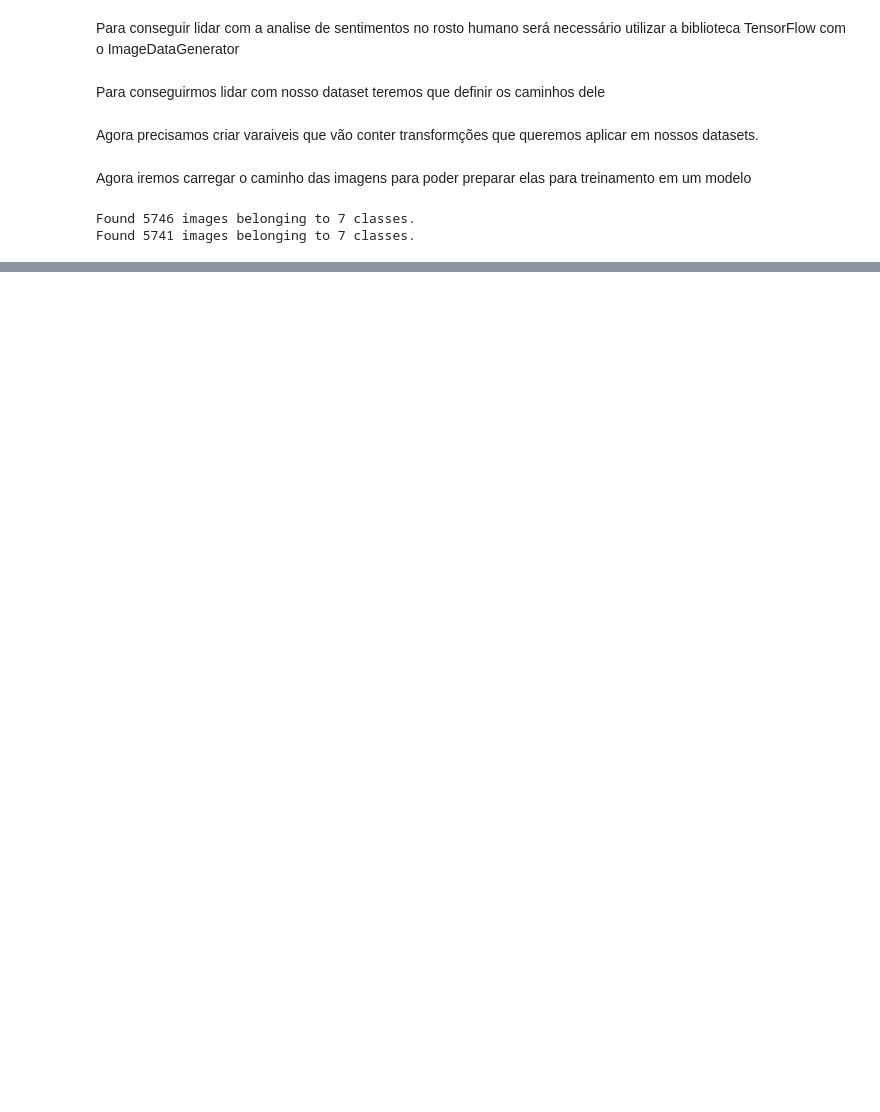
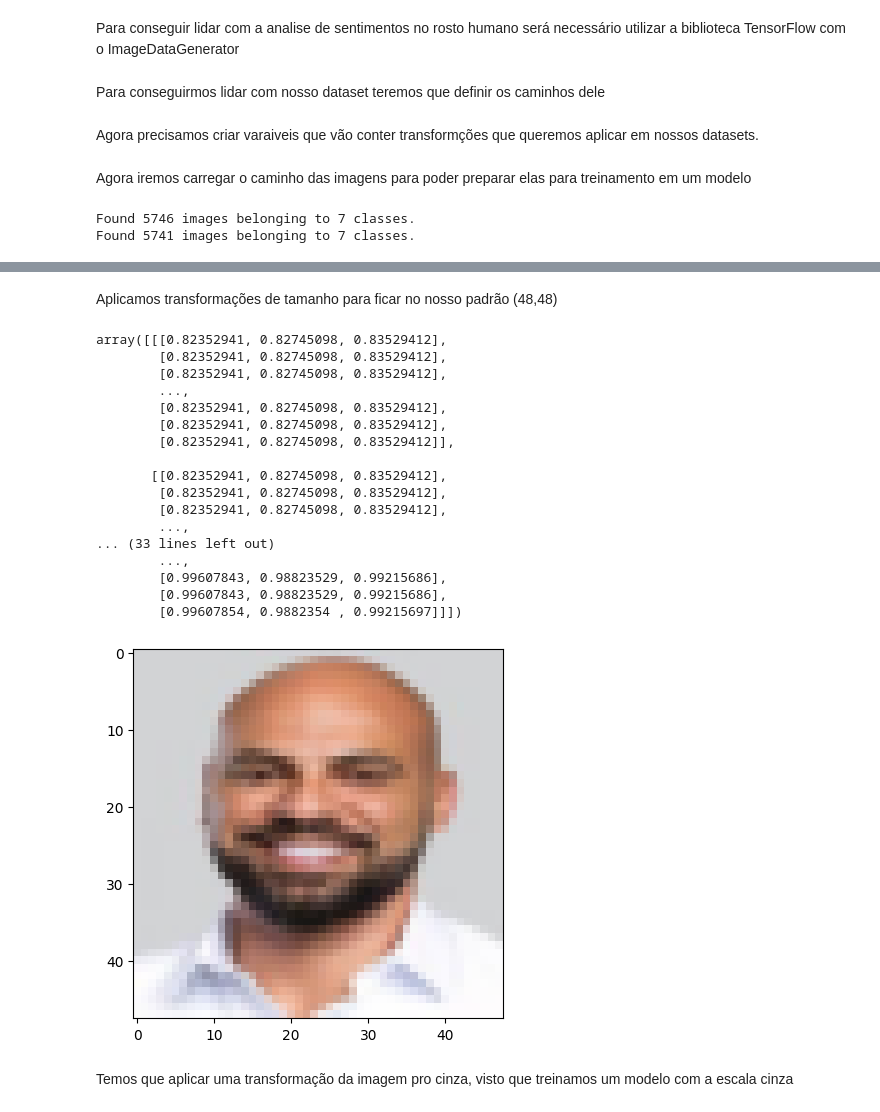
Before and after one commit to gabrielmaiaaa/PhobiaScan, a Jupyter notebook: notebook/CNN_Image.ipynb, the cells around one changed output, grey strips where cells are left out. Cells and saved outputs as stored; diff of their text form; code cells hidden in the pictures; blank space fills up the shorter version.

```diff
--- a/notebook/CNN_Image.ipynb
+++ b/notebook/CNN_Image.ipynb
@@ -62,0 +298,29 @@ model = Sequential()
+# %% [markdown]
+Aplicamos transformações de tamanho para ficar no nosso padrão (48,48)
+# %%
+from skimage.transform import resize
+my_image_resized = resize(my_image, (48,48,3))
+
+img = plt.imshow(my_image_resized)
+my_image_resized
+# %% [output]
+array([[[0.82352941, 0.82745098, 0.83529412],
+        [0.82352941, 0.82745098, 0.83529412],
+        [0.82352941, 0.82745098, 0.83529412],
+        ...,
+        [0.82352941, 0.82745098, 0.83529412],
+        [0.82352941, 0.82745098, 0.83529412],
+        [0.82352941, 0.82745098, 0.83529412]],
+
+       [[0.82352941, 0.82745098, 0.83529412],
+        [0.82352941, 0.82745098, 0.83529412],
+        [0.82352941, 0.82745098, 0.83529412],
+        ...,
+... (33 lines left out)
+        ...,
+        [0.99607843, 0.98823529, 0.99215686],
+        [0.99607843, 0.98823529, 0.99215686],
+        [0.99607854, 0.9882354 , 0.99215697]]])
+[figure, added]
+# %% [markdown]
+Temos que aplicar uma transformação da imagem pro cinza, visto que treinamos um modelo com a escala cinza
```
Also changed, not shown: parts of 39 cells of this notebook, 2 other files.
